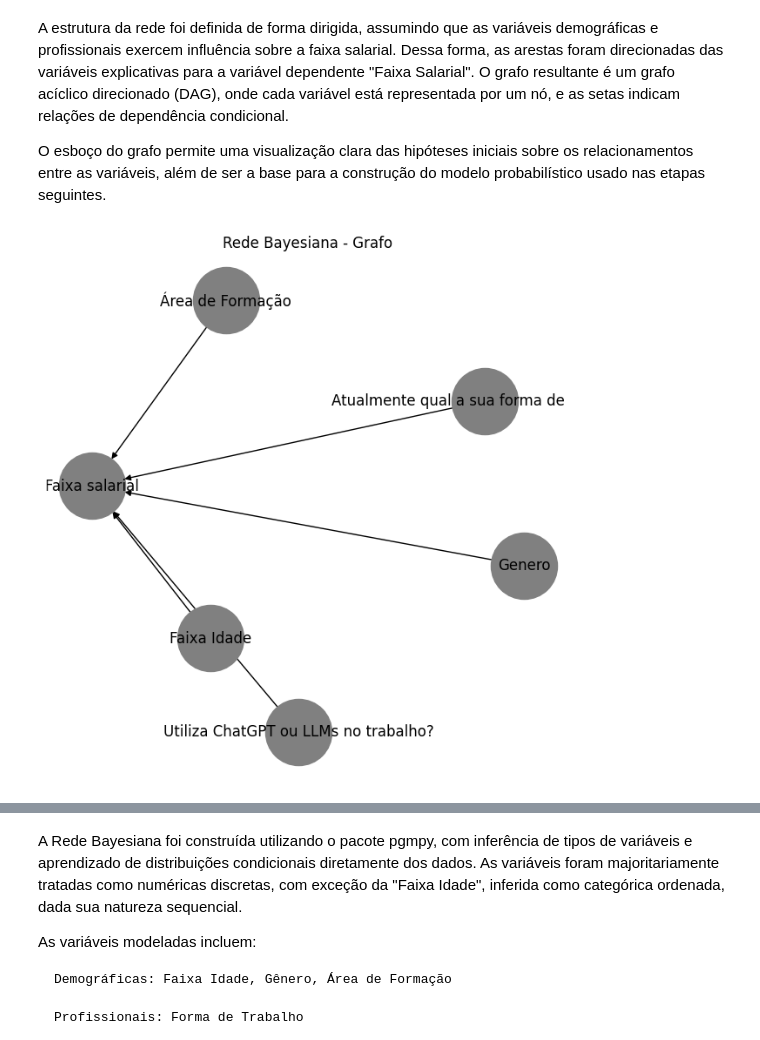
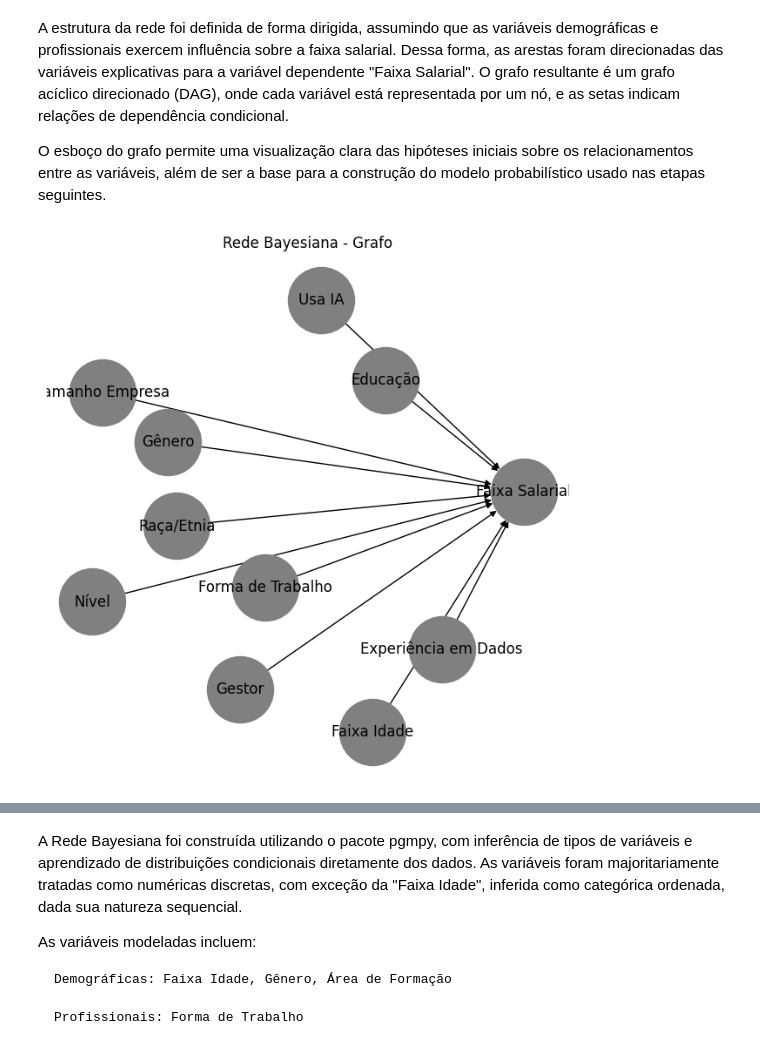
Before and after one commit to Nertonm/kaggle, a Jupyter notebook: Redes Bayesianas.ipynb, the cells around one changed output, grey strips where cells are left out. Cells and saved outputs as stored; diff of their text form; code cells hidden in the pictures.

```diff
--- a/Redes Bayesianas.ipynb
+++ b/Redes Bayesianas.ipynb
@@ -212,26 +201,42 @@ O esboço do grafo permite uma visualização clara das hipóteses iniciais sobr
 # %%
 from pgmpy.models import DiscreteBayesianNetwork
 import networkx as nx
 
 # Exemplo de grafo: todas apontam para faixa salarial
 graph = DiscreteBayesianNetwork([
-    ("Faixa Idade", "Faixa salarial"),
-    ("Genero", "Faixa salarial"),
-    ("Área de Formação", "Faixa salarial"),
-    ("Atualmente qual a sua forma de trabalho?", "Faixa salarial"),
-    ("Utiliza ChatGPT ou LLMs no trabalho?", "Faixa salarial")
+    # Fatores demográficos
+    ("Faixa Idade", "Faixa Salarial"),
+    ("Gênero", "Faixa Salarial"),
+    ("Raça/Etnia", "Faixa Salarial"),
+    ("Educação", "Faixa Salarial"),
+
+    # Fatores profissionais
+    ("Experiência em Dados", "Faixa Salarial"),
+    ("Nível", "Faixa Salarial"),
+    ("Gestor", "Faixa Salarial"),
+    #("Setor", "Faixa Salarial"),
+    ("Tamanho Empresa", "Faixa Salarial"),
+
+    # Fatores modernos (IA e trabalho remoto)
+    ("Forma de Trabalho", "Faixa Salarial"),
+    ("Usa IA", "Faixa Salarial"),
+
+    # Relações indiretas
+    #("Experiência em Dados", "Nível"),  # Mais experiência → Nível mais alto
+    #("Educação", "Gestor"),             # Maior educação → Mais chance de ser gestor
+    #("Setor", "Usa IA"),                # Setores diferentes têm diferentes níveis de adoção de IA
 ])
 # Adicionando as arestas ao grafo
 grafo = nx.DiGraph()
 edges = graph.edges()
 grafo.add_edges_from(edges)
 
 plt.figure(figsize=(6, 6))
 nx.draw(grafo, with_labels = True, node_color = 'grey', edge_color = 'black', node_size = 3000, font_size = 12)
 plt.title("Rede Bayesiana - Grafo")
 plt.show()
 # %% [output]
-[figure, old version]
+[figure, new version]
 # %%
 import pandas as pd
 import numpy as np
```
Also changed, not shown: parts of 6 cells of this notebook.
